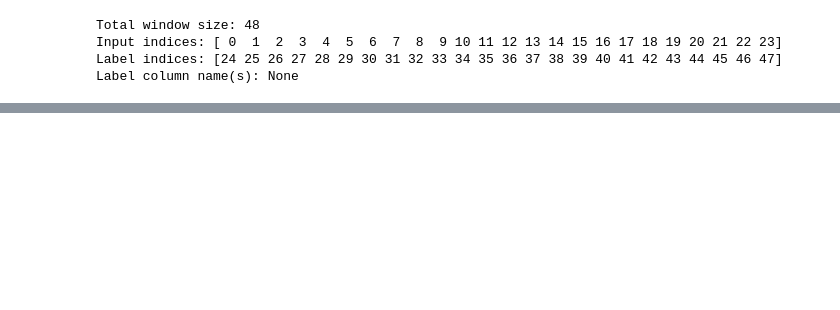
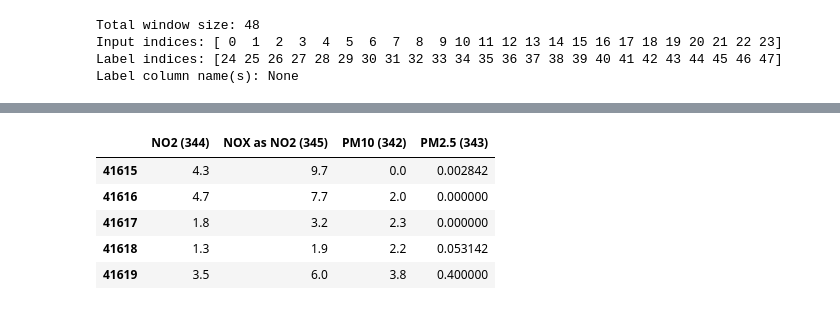
Before and after one commit to jude1997felix/Decentralized-Air-quality-Monitoring-and-Prediction, a Jupyter notebook: competition.ipynb, the cells around one changed output, grey strips where cells are left out. Drawn from its saved outputs; the diff is of its cells as text; code cells hidden in the pictures; blank space fills up the shorter version.

```diff
--- a/competition.ipynb
+++ b/competition.ipynb
@@ -334,0 +410,12 @@ array([[-0.9558216 , -0.8205393 , -0.01303597, -0.0851728 ],
+# %%
+y_test = df_copy[41615:]
+y_pred = df_norm[41615:]
+# %%
+y_test.head()
+# %% [output]
+|  | NO2 (344) | NOX as NO2 (345) | PM10 (342) | PM2.5 (343) |
+| 41615 | 4.3 | 9.7 | 0.0 | 0.002842 |
+| 41616 | 4.7 | 7.7 | 2.0 | 0.000000 |
+| 41617 | 1.8 | 3.2 | 2.3 | 0.000000 |
+| 41618 | 1.3 | 1.9 | 2.2 | 0.053142 |
+| 41619 | 3.5 | 6.0 | 3.8 | 0.400000 |
```
Also changed, not shown: parts of 31 cells of this notebook.
